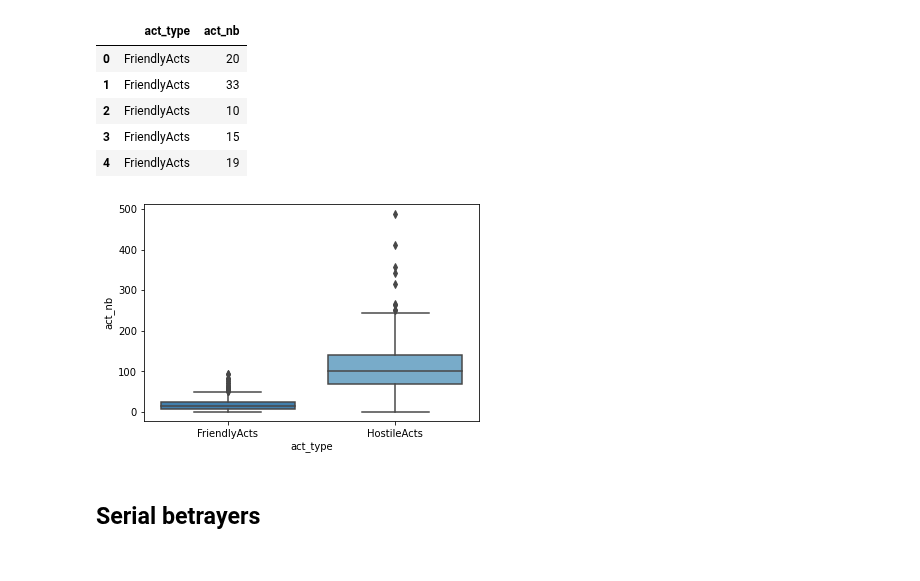
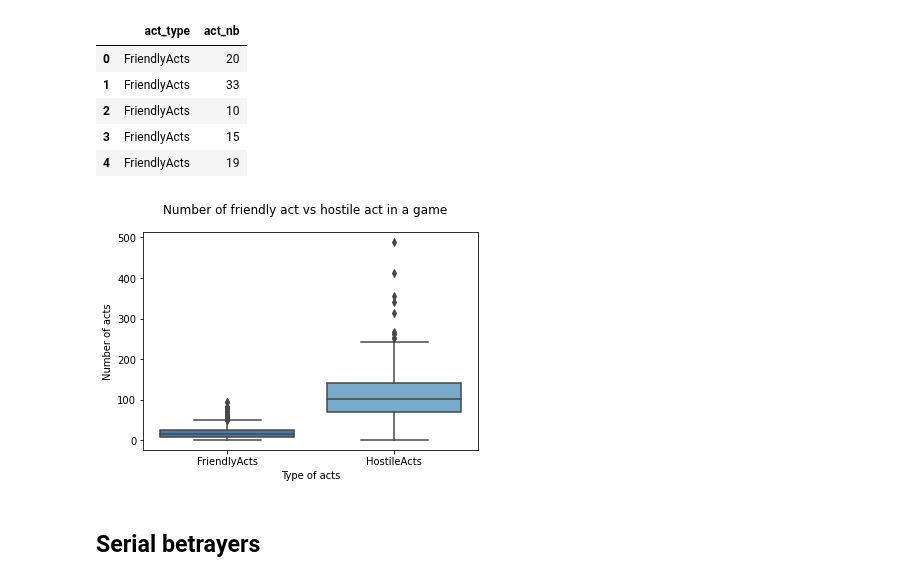
Before and after one commit to epfl-ada/ada-2020-project-milestone-p3-p3_chic, a Jupyter notebook: p4.ipynb, the cells around one changed output. Saved outputs shown, nothing was run; the diff lists cells and outputs as text; code cells hidden in the pictures.

```diff
--- a/p4.ipynb
+++ b/p4.ipynb
@@ -1486,11 +1546,17 @@ games_features_melt.head()
 | 2 | FriendlyActs | 10 |
 | 3 | FriendlyActs | 15 |
 | 4 | FriendlyActs | 19 |
-# %%
-sns.boxplot(x="act_type", y="act_nb", palette="tab20c",
-            data=games_features_melt);
-# %% [output]
-[figure, removed]
+# %%
+sns.boxplot(x="act_type", y="act_nb", palette="tab20c",
+            data=games_features_melt).set(
+                ylabel='Number of acts',
+                xlabel='Type of acts')
+plt.suptitle("Number of friendly act vs hostile act in a game")
+
+if SAVE_PLOT:
+    plt.savefig("plots/joint_distribution_friendships_betrayals_boxplot.jpg")
+# %% [output]
+[figure, added]
 # %% [markdown]
 ## Serial betrayers
 # %%
```
Also changed, not shown: parts of 44 cells of this notebook, 1 other file.
